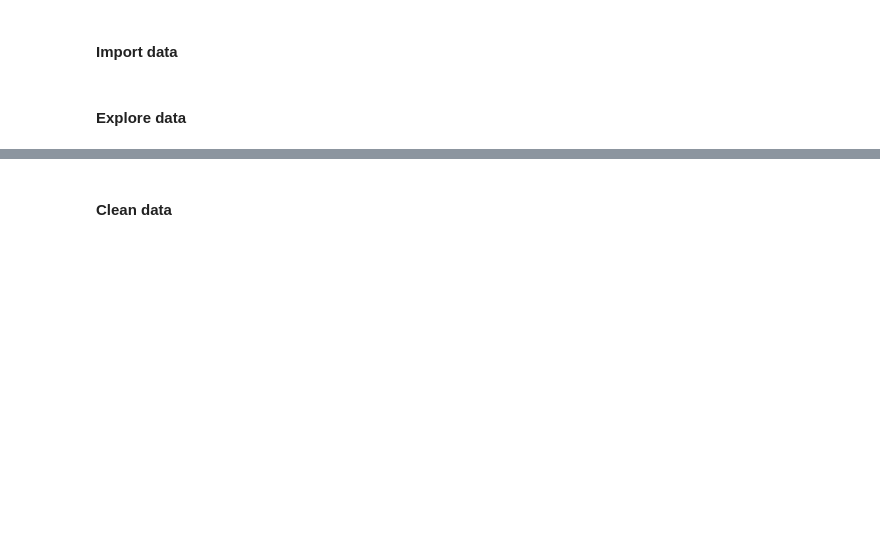
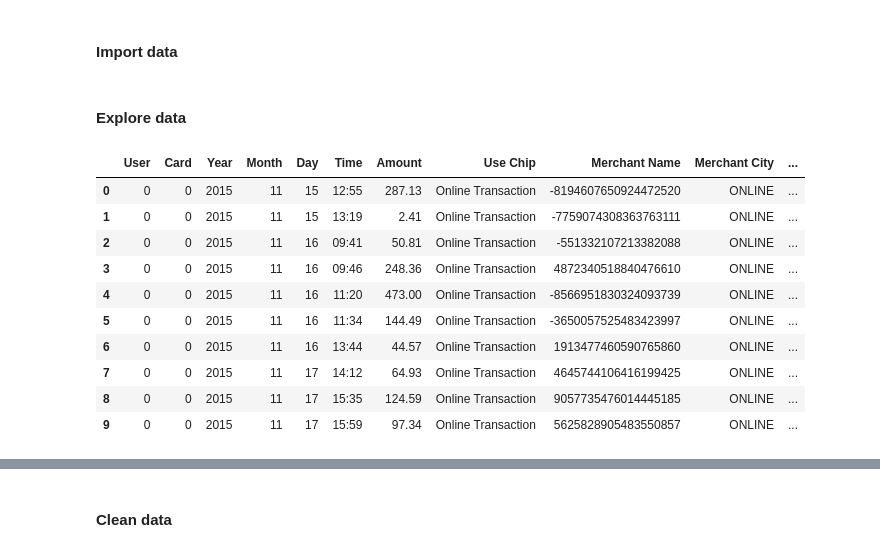
Before and after one commit to WeksteinEyal/detection_fraude, a Jupyter notebook: Autoencoder_detection_fraudes.ipynb, the cells around one changed output, grey strips where cells are left out. Drawn from its saved outputs; the diff is of its cells as text; code cells hidden in the pictures; blank space fills up the shorter version.

Commit message:
Autoencoder terminé
Adapté au dataset card_transaction_2. On peut jouer sur les paramètres pour faire varier le résultat et trouver un meilleur modèle.

```diff
--- a/Autoencoder_detection_fraudes.ipynb
+++ b/Autoencoder_detection_fraudes.ipynb
@@ -23,13 +21,24 @@ ModuleNotFoundError: No module named 'tensorflow'
 # %% [markdown]
 #### Import data
 # %%
-directory = 'chemin/vers/dossier_datas'
-data = 'data.csv'
+directory = '../../Database'
+data = 'card_transaction_2.csv'
 
-df = pd.read_csv(data)
+df = pd.read_csv(directory+'/'+data)
 # %% [markdown]
 #### Explore data
 # %%
-df.head()
-df.info()
-df.describe()
+pd.set_option('display.max_columns', None)
+df.head(10)
+# %% [output]
+|  | User | Card | Year | Month | Day | Time | Amount | Use Chip | Merchant Name | Merchant City | ... |
+| 0 | 0 | 0 | 2015 | 11 | 15 | 12:55 | 287.13 | Online Transaction | -8194607650924472520 | ONLINE | ... |
+| 1 | 0 | 0 | 2015 | 11 | 15 | 13:19 | 2.41 | Online Transaction | -7759074308363763111 | ONLINE | ... |
+| 2 | 0 | 0 | 2015 | 11 | 16 | 09:41 | 50.81 | Online Transaction | -551332107213382088 | ONLINE | ... |
+| 3 | 0 | 0 | 2015 | 11 | 16 | 09:46 | 248.36 | Online Transaction | 4872340518840476610 | ONLINE | ... |
+| 4 | 0 | 0 | 2015 | 11 | 16 | 11:20 | 473.00 | Online Transaction | -8566951830324093739 | ONLINE | ... |
+| 5 | 0 | 0 | 2015 | 11 | 16 | 11:34 | 144.49 | Online Transaction | -3650057525483423997 | ONLINE | ... |
+| 6 | 0 | 0 | 2015 | 11 | 16 | 13:44 | 44.57 | Online Transaction | 1913477460590765860 | ONLINE | ... |
+| 7 | 0 | 0 | 2015 | 11 | 17 | 14:12 | 64.93 | Online Transaction | 4645744106416199425 | ONLINE | ... |
+| 8 | 0 | 0 | 2015 | 11 | 17 | 15:35 | 124.59 | Online Transaction | 9057735476014445185 | ONLINE | ... |
+| 9 | 0 | 0 | 2015 | 11 | 17 | 15:59 | 97.34 | Online Transaction | 5625828905483550857 | ONLINE | ... |
```
Also changed, not shown: parts of 15 cells of this notebook.
